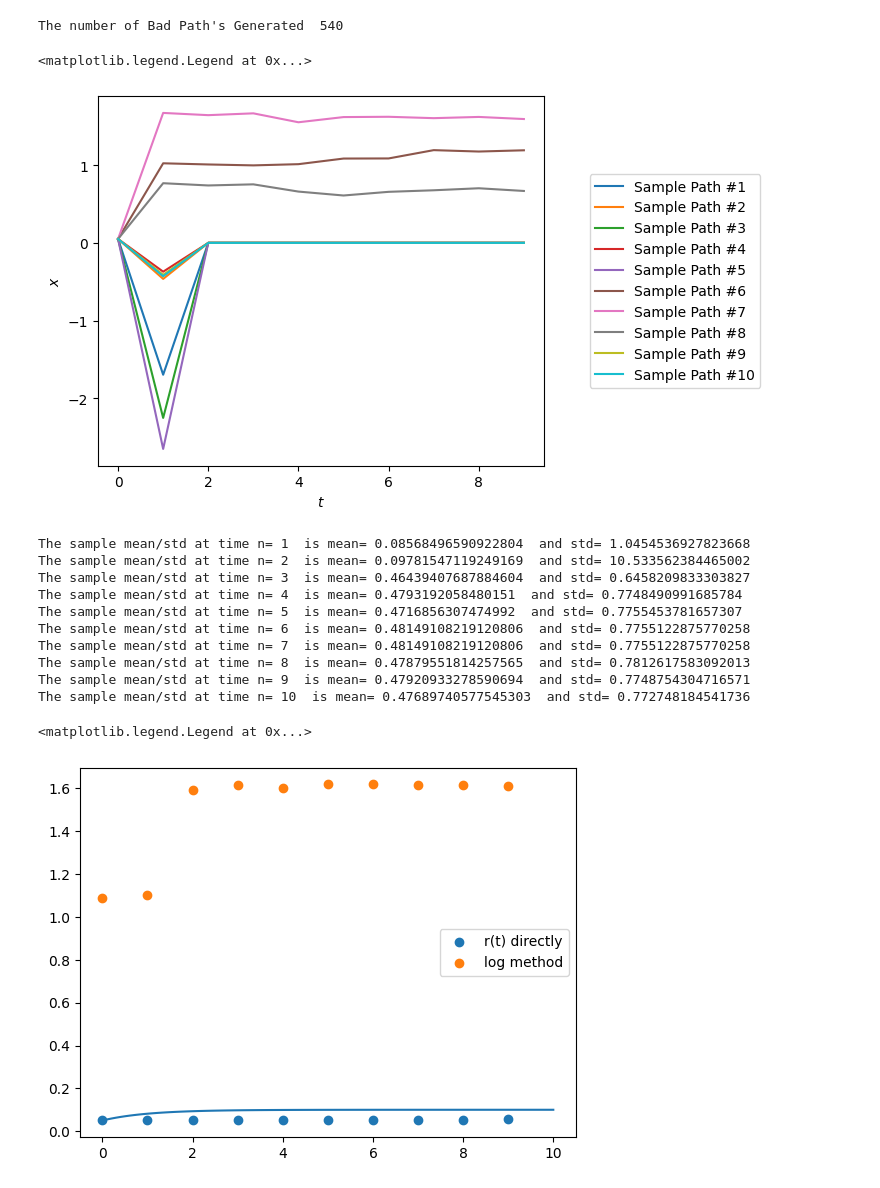
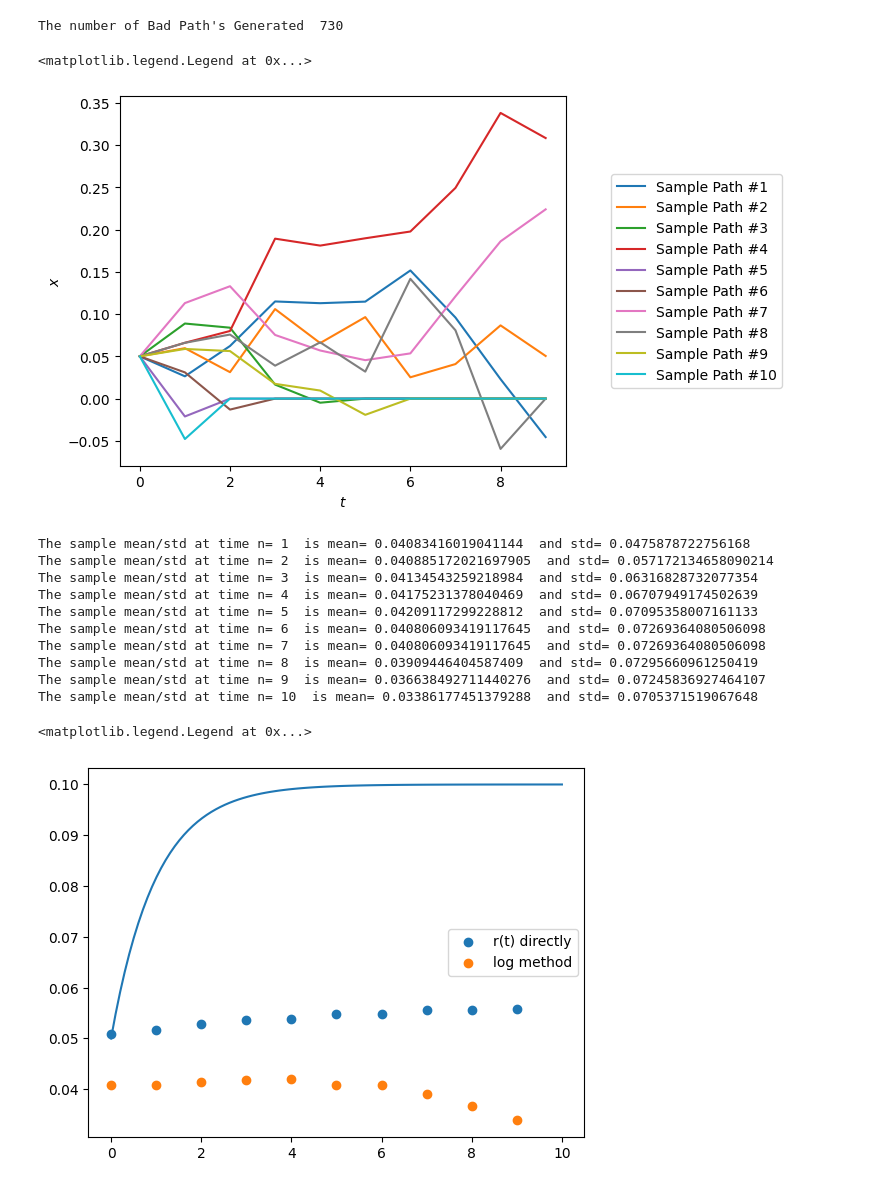
Before and after one commit to jakekali/Financial_Signal_Proccessing_Toolkit, a Jupyter notebook: examples/Cox-Ingersoll-RossInterestRateModel.ipynb, the cells around one changed output. Drawn from its saved outputs; the diff is of its cells as text; code cells hidden in the pictures.

```diff
--- a/examples/Cox-Ingersoll-RossInterestRateModel.ipynb
+++ b/examples/Cox-Ingersoll-RossInterestRateModel.ipynb
@@ -107,10 +111,11 @@ sigma = 0.5
 r = 0.05
 
 def Beta_log(x : float) -> float:
-    return (1/np.log(x)) * (alpha - (np.log(x) * beta)) + (1/np.log(x)**2) * (1/2) * (sigma * np.log(x/2))**2
+    return np.exp(-x) * (alpha - beta * np.exp(x)) + 0.5 - np.exp(2*x) * sigma**2 * np.exp(x)
+    # return (1/np.log(x)) * (alpha - (np.log(x) * beta)) + (1/np.log(x)**2) * (1/2) * (sigma * np.log(x/2))**2
     # return  (1/x * (alpha - beta * x) + 0.5 * (-1 / x**2) * sigma**2 * x)
 def Gamma_log(x : float) -> float:
-    return (1/np.log(x)) * (sigma * np.log(x/2))
+    return np.exp(-x) * sigma * np.exp(0.5*x)
     # return 1/x * sigma
 fig, ax = plt.subplots()
 
@@ -126,35 +131,35 @@ path_5 = []
 path_6 = []
 path_7 = []
 path_8 = []
 path_9 = []
 
 
 for i, pather in enumerate(paths):
     path_1.append(pather[1])
     path_2.append(pather[2])
     path_3.append(pather[3])
     path_4.append(pather[4])
     path_5.append(pather[5])
     path_6.append(pather[6])
     path_7.append(pather[7])
     path_8.append(pather[8])
     path_9.append(pather[9])
 
     if i < 10:
 
         ax.plot(pather, label="Sample Path #" + str(i+1))
         ax.set_xlabel("$t$")
         ax.set_ylabel("$x$")
 
 print("The number of Bad Path's Generated ", cir.badPathCounter)
 
 pos = ax.get_position()
 ax.set_position([pos.x0, pos.y0, pos.width * 0.9, pos.height])
 ax.legend(loc='center right', bbox_to_anchor=(1.5, 0.5))
 # %% [output]
-The number of Bad Path's Generated  540
+The number of Bad Path's Generated  730
 <matplotlib.legend.Legend at 0x...>
-[figure, old version]
+[figure, new version]
 # %%
 paths_10 = [path_1, path_2, path_3, path_4, path_5, path_6,
             path_6, path_7, path_8, path_9]
@@ -166,16 +171,16 @@ for i, index in enumerate(paths_10):
     stats_log_mean.append(np.mean(index))
     stats_log_std.append(np.std(index, ddof=1))
 # %% [output]
-The sample mean/std at time n= 1  is mean= 0.08568496590922804  and std= 1.0454536927823668
-The sample mean/std at time n= 2  is mean= 0.09781547119249169  and std= 10.533562384465002
-The sample mean/std at time n= 3  is mean= 0.46439407687884604  and std= 0.6458209833303827
-The sample mean/std at time n= 4  is mean= 0.4793192058480151  and std= 0.7748490991685784
-The sample mean/std at time n= 5  is mean= 0.4716856307474992  and std= 0.7755453781657307
-The sample mean/std at time n= 6  is mean= 0.48149108219120806  and std= 0.7755122875770258
-The sample mean/std at time n= 7  is mean= 0.48149108219120806  and std= 0.7755122875770258
-The sample mean/std at time n= 8  is mean= 0.47879551814257565  and std= 0.7812617583092013
-The sample mean/std at time n= 9  is mean= 0.47920933278590694  and std= 0.7748754304716571
-The sample mean/std at time n= 10  is mean= 0.47689740577545303  and std= 0.772748184541736
+The sample mean/std at time n= 1  is mean= 0.04083416019041144  and std= 0.0475878722756168
+The sample mean/std at time n= 2  is mean= 0.040885172021697905  and std= 0.057172134658090214
+The sample mean/std at time n= 3  is mean= 0.04134543259218984  and std= 0.06316828732077354
+The sample mean/std at time n= 4  is mean= 0.04175231378040469  and std= 0.06707949174502639
+The sample mean/std at time n= 5  is mean= 0.04209117299228812  and std= 0.07095358007161133
+The sample mean/std at time n= 6  is mean= 0.040806093419117645  and std= 0.07269364080506098
+The sample mean/std at time n= 7  is mean= 0.040806093419117645  and std= 0.07269364080506098
+The sample mean/std at time n= 8  is mean= 0.03909446404587409  and std= 0.07295660961250419
+The sample mean/std at time n= 9  is mean= 0.036638492711440276  and std= 0.07245836927464107
+The sample mean/std at time n= 10  is mean= 0.03386177451379288  and std= 0.0705371519067648
 # %%
 #graph this line
 def rt_mean(x):
@@ -187,11 +192,11 @@ x_vals = np.linspace(0,10,100)
 
 plt.plot(x_vals, rt_mean(x_vals))
 plt.scatter(range(0,10), stats_straight_mean, label="r(t) directly")
-plt.scatter(range(0,10), np.exp(stats_log_mean), label="log method")
+plt.scatter(range(0,10), stats_log_mean, label="log method")
 plt.legend()
 # %% [output]
 <matplotlib.legend.Legend at 0x...>
-[figure, old version]
+[figure, new version]
 # %%
 plt.plot(x_vals, rt_var(x_vals))
 plt.scatter(range(0,10), stats_straight_std, label="r(t) directly")
```
Also changed, not shown: parts of 4 cells of this notebook, 2 other files.
